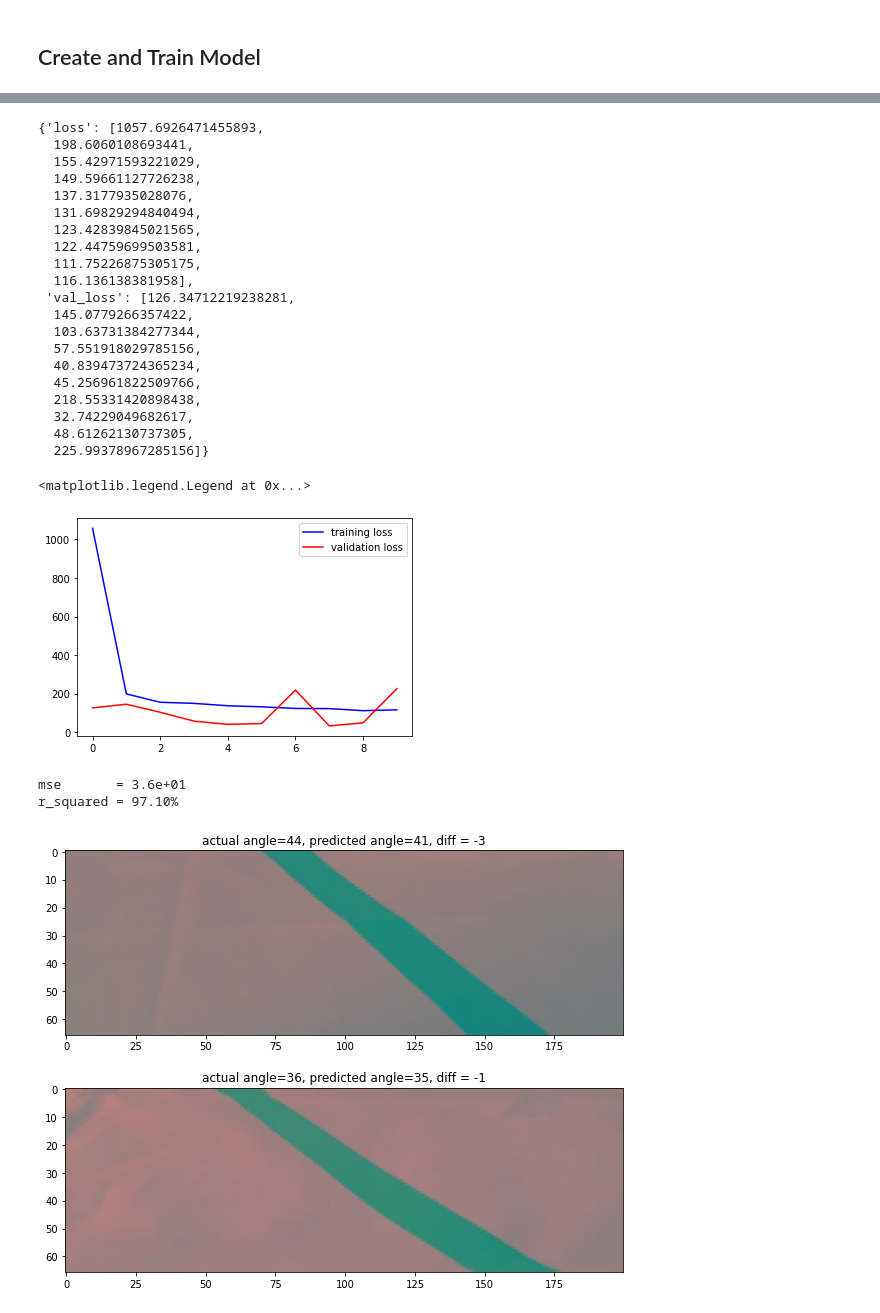
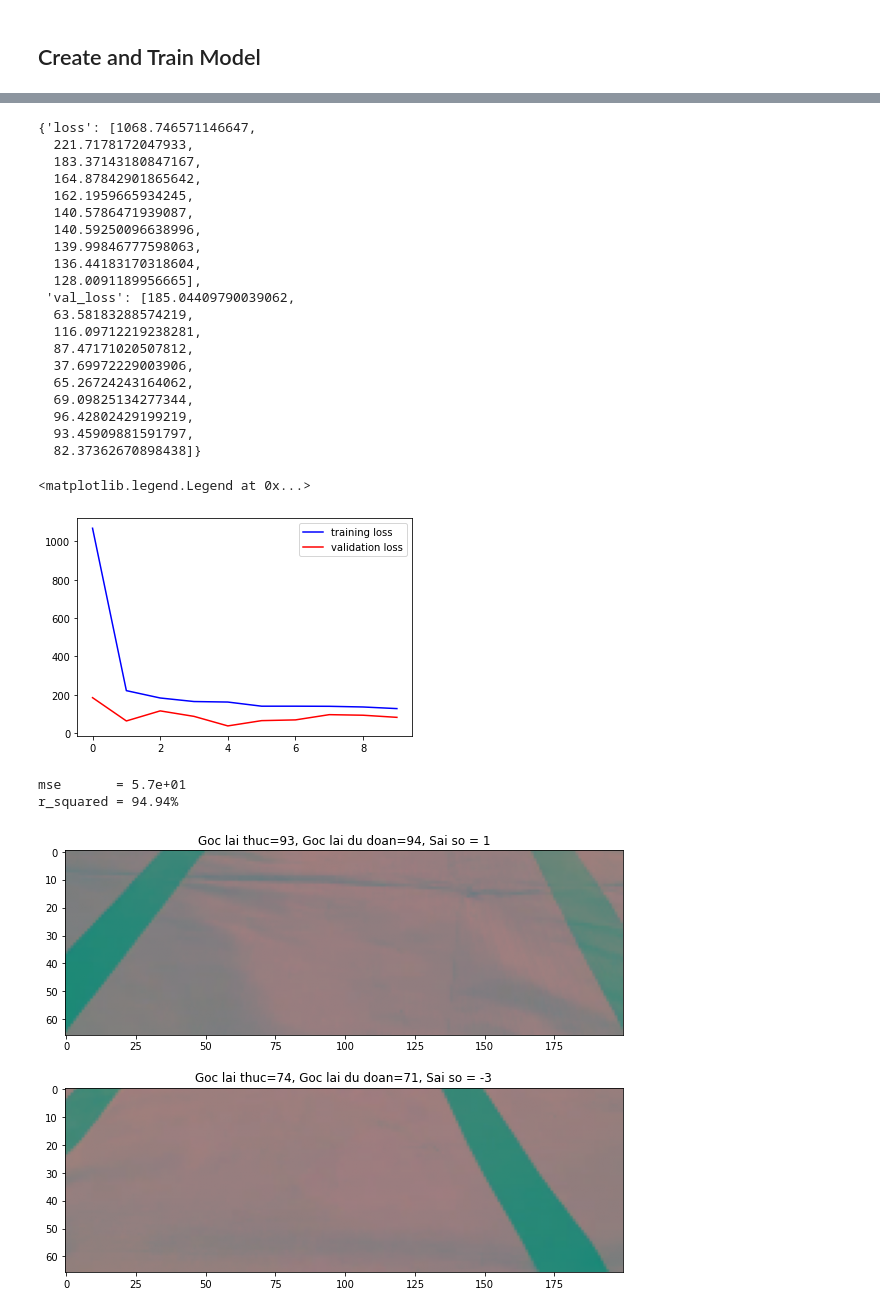
Before and after one commit to tanvuong3952/CNN_SelfDrivingCar, a Jupyter notebook: Model/selfdrivingcar_training_model.ipynb, the cells around one changed output, grey strips where cells are left out. Drawn from its saved outputs; the diff is of its cells as text; code cells hidden in the pictures.

```diff
--- a/Model/selfdrivingcar_training_model.ipynb
+++ b/Model/selfdrivingcar_training_model.ipynb
@@ -74,7 +74,7 @@ for filename in file_list:
         angle = int(filename[-7:-4])  # 092 part of video01_143_092.png is the angle. 90 is go straight
         steering_angles.append(angle)
 
-image_index = 40
+image_index = 200
 plt.imshow(Image.open(image_paths[image_index]))
 print("image_path: %s" % image_paths[image_index] )
 print("steering_Angle: %d" % steering_angles[image_index] )
@@ -228,7 +228,7 @@ def random_augment(image, steering_angle):
 
 # show a few randomly augmented images
 ncol = 2
-nrow = 10
+nrow = 5
 fig, axes = plt.subplots(nrow, ncol, figsize=(15, 50))
 
 for i in range(nrow):
@@ -369,19 +369,19 @@ for i in range(nrow):
 log_dir_root = f'{model_output_dir}/logs/'
 #!rm -rf $log_dir_root
 # %%
-# saves the model weights after each epoch if the validation loss decreased
-checkpoint_callback = keras.callbacks.ModelCheckpoint(filepath=os.path.join(model_output_dir,'lane_navigation_check.h5'), verbose=1, save_best_only=True)
+#Luu trong so cua model sau moi chu ky huan luyen neu sai so danh gia giam
+checkpoint_callback = keras.callbacks.ModelCheckpoint(filepath=os.path.join(model_output_dir,'model_check.h5'), verbose=1, save_best_only=True)
 
-history = model.fit_generator(image_data_generator( X_train, y_train, batch_size=100, is_training=True),
+history = model.fit_generator(image_data_generator( X_train, y_train, batch_size=64, is_training=True),
                               steps_per_epoch=300,
                               epochs=10,
-                              validation_data = image_data_generator( X_valid, y_valid, batch_size=100, is_training=False),
+                              validation_data = image_data_generator( X_valid, y_valid, batch_size=64, is_training=False),
                               validation_steps=200,
                               verbose=1,
                               shuffle=1,
                               callbacks=[checkpoint_callback])
-# always save model output as soon as model finishes training
-model.save(os.path.join(model_output_dir,'lane_navigation_final.h5'))
+#Luu ngo ra cua model ngay khi model hoan thanh huan luyen
+model.save(os.path.join(model_output_dir,'model_final.h5'))
 
 date_str = datetime.datetime.now().strftime("%y%m%d_%H%M%S")
 history_path = os.path.join(model_output_dir,'history.pickle')
@@ -409,26 +409,26 @@ Epoch 00010: val_loss did not improve from 32.74229
 # %%
 history.history
 # %% [output]
-{'loss': [1057.6926471455893,
-  198.6060108693441,
-  155.42971593221029,
-  149.59661127726238,
-  137.3177935028076,
-  131.69829294840494,
-  123.42839845021565,
-  122.44759699503581,
-  111.75226875305175,
-  116.136138381958],
- 'val_loss': [126.34712219238281,
-  145.0779266357422,
-  103.63731384277344,
-  57.551918029785156,
-  40.839473724365234,
-  45.256961822509766,
-  218.55331420898438,
-  32.74229049682617,
-  48.61262130737305,
-  225.99378967285156]}
+{'loss': [1068.746571146647,
+  221.7178172047933,
+  183.37143180847167,
+  164.87842901865642,
+  162.1959665934245,
+  140.5786471939087,
+  140.59250096638996,
+  139.99846777598063,
+  136.44183170318604,
+  128.0091189956665],
+ 'val_loss': [185.04409790039062,
+  63.58183288574219,
+  116.09712219238281,
+  87.47171020507812,
+  37.69972229003906,
+  65.26724243164062,
+  69.09825134277344,
+  96.42802429199219,
+  93.45909881591797,
+  82.37362670898438]}
 # %%
 # plot training and validation losses
 # this should be the same as tensorboard
@@ -442,7 +442,7 @@ plt.plot(history['val_loss'],color='red')
 plt.legend(["training loss", "validation loss"])
 # %% [output]
 <matplotlib.legend.Legend at 0x...>
-[figure, old version]
+[figure, new version]
 # %%
 from sklearn.metrics import mean_squared_error, r2_score
 
@@ -456,22 +456,22 @@ def summarize_prediction(Y_true, Y_pred):
     print()
 
 def predict_and_summarize(X, Y):
-    model = load_model(f'{model_output_dir}/lane_navigation_final.h5')
+    model = load_model(f'{model_output_dir}/model_final.h5')
     Y_pred = model.predict(X)
     summarize_prediction(Y, Y_pred)
     return Y_pred
 # %%
 n_tests = 100
 X_test, y_test = next(image_data_generator(X_valid, y_valid, 100, False))
 
 y_pred = predict_and_summarize(X_test, y_test)
 
 n_tests_show = 2
 fig, axes = plt.subplots(n_tests_show, 1, figsize=(10, 4 * n_tests_show))
 for i in range(n_tests_show):
     axes[i].imshow(X_test[i])
-    axes[i].set_title(f"actual angle={y_test[i]}, predicted angle={int(y_pred[i])}, diff = {int(y_pred[i])-y_test[i]}")
+    axes[i].set_title(f"Goc lai thuc={y_test[i]}, Goc lai du doan={int(y_pred[i])}, Sai so = {int(y_pred[i])-y_test[i]}")
 # %% [output]
-mse       = 3.6e+01
-r_squared = 97.10%
+mse       = 5.7e+01
+r_squared = 94.94%
-[figure, old version]
+[figure, new version]
```
Also changed, not shown: parts of 12 cells of this notebook.
